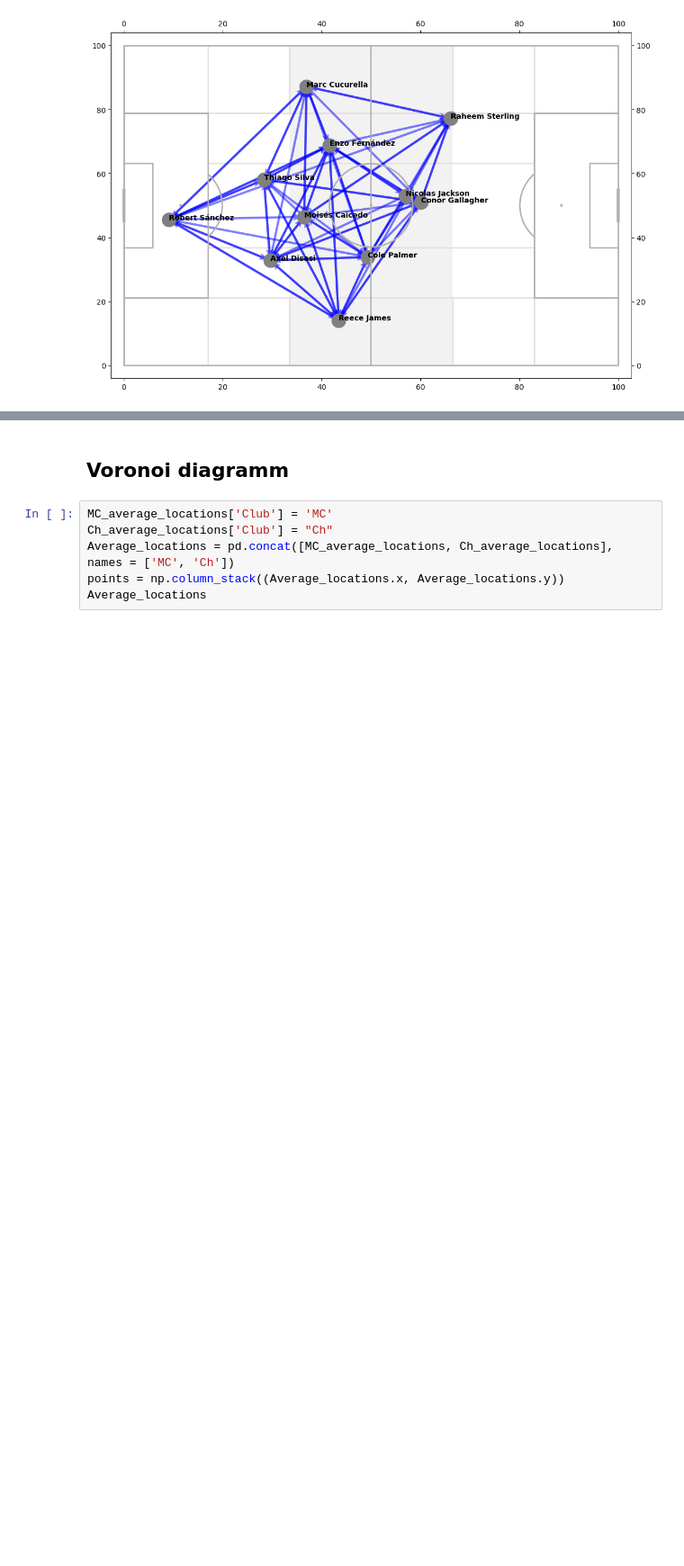
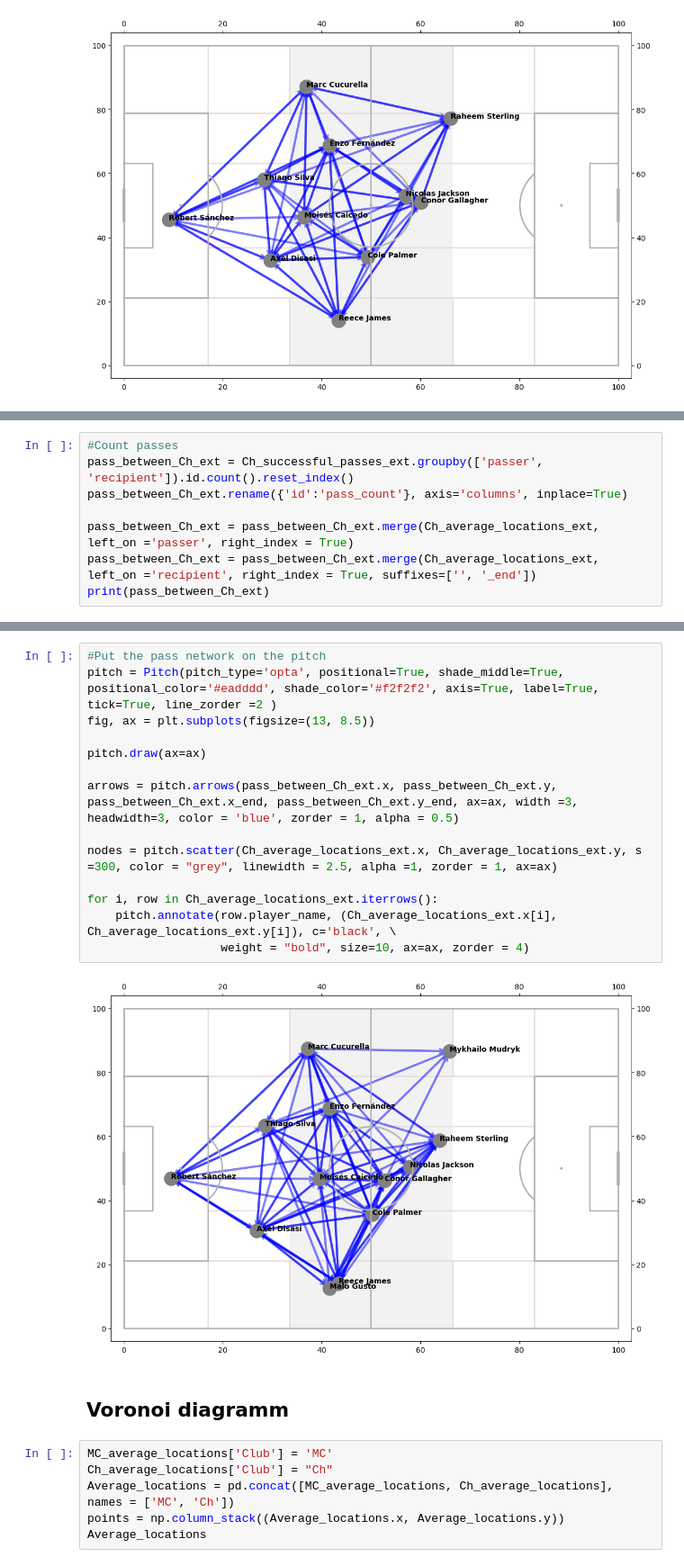
Before and after one commit to Football-Analytics-UCU/Manchester-City, a Jupyter notebook: src/KPI_Test_010124.ipynb, the cells around one changed output, grey strips where cells are left out. Shown at 90% size. Drawn from its saved outputs; the diff is of its cells as text; blank space fills up the shorter version.

```diff
--- a/src/KPI_Test_010124.ipynb
+++ b/src/KPI_Test_010124.ipynb
@@ -351,0 +457,8 @@ for i, row in Ch_average_locations.iterrows():
+# %%
+#Count passes
+pass_between_Ch_ext = Ch_successful_passes_ext.groupby(['passer', 'recipient']).id.count().reset_index()
+pass_between_Ch_ext.rename({'id':'pass_count'}, axis='columns', inplace=True)
+
+pass_between_Ch_ext = pass_between_Ch_ext.merge(Ch_average_locations_ext, left_on ='passer', right_index = True)
+pass_between_Ch_ext = pass_between_Ch_ext.merge(Ch_average_locations_ext, left_on ='recipient', right_index = True, suffixes=['', '_end'])
+print(pass_between_Ch_ext)
@@ -352,3 +483,19 @@ for i, row in Ch_average_locations.iterrows():
+# %%
+#Put the pass network on the pitch
+pitch = Pitch(pitch_type='opta', positional=True, shade_middle=True, positional_color='#eadddd', shade_color='#f2f2f2', axis=True, label=True, tick=True, line_zorder =2 )
+fig, ax = plt.subplots(figsize=(13, 8.5))
+
+pitch.draw(ax=ax)
+
+arrows = pitch.arrows(pass_between_Ch_ext.x, pass_between_Ch_ext.y, pass_between_Ch_ext.x_end, pass_between_Ch_ext.y_end, ax=ax, width =3, headwidth=3, color = 'blue', zorder = 1, alpha = 0.5)
+
+nodes = pitch.scatter(Ch_average_locations_ext.x, Ch_average_locations_ext.y, s =300, color = "grey", linewidth = 2.5, alpha =1, zorder = 1, ax=ax)
+
+for i, row in Ch_average_locations_ext.iterrows():
+    pitch.annotate(row.player_name, (Ch_average_locations_ext.x[i], Ch_average_locations_ext.y[i]), c='black', \
+                   weight = "bold", size=10, ax=ax, zorder = 4)
+# %% [output]
+[figure, added]
 # %% [markdown]
 ## Voronoi diagramm
 # %%
```
Also changed, not shown: parts of 22 cells of this notebook.
